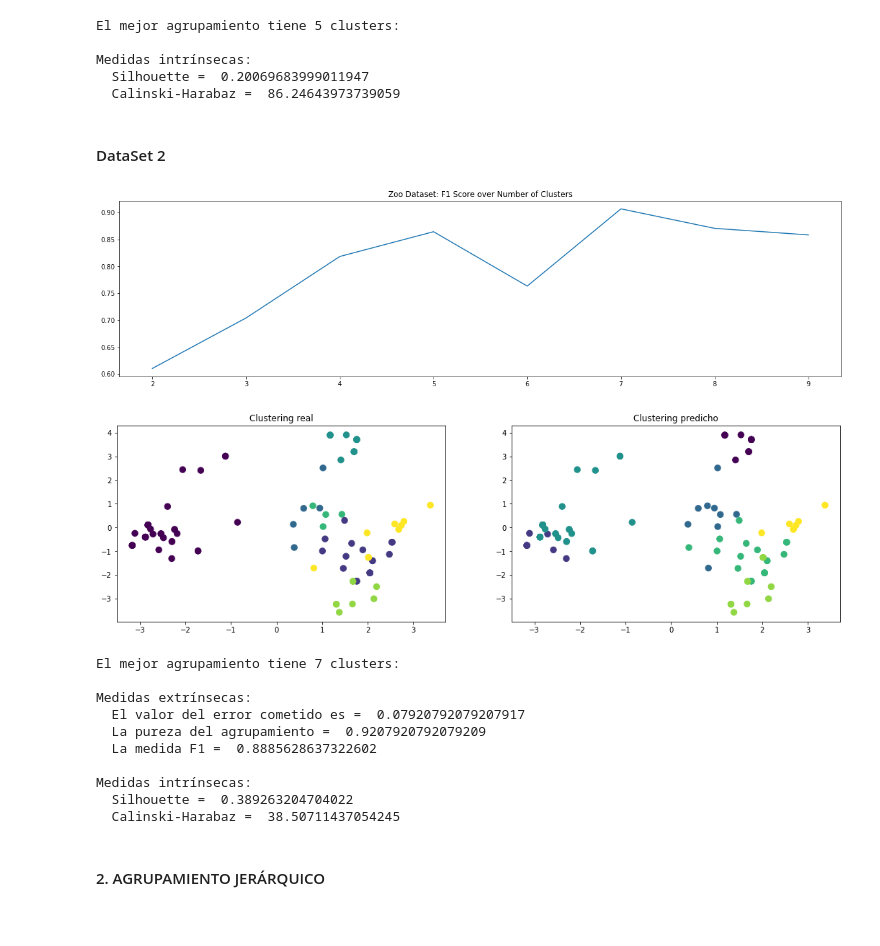
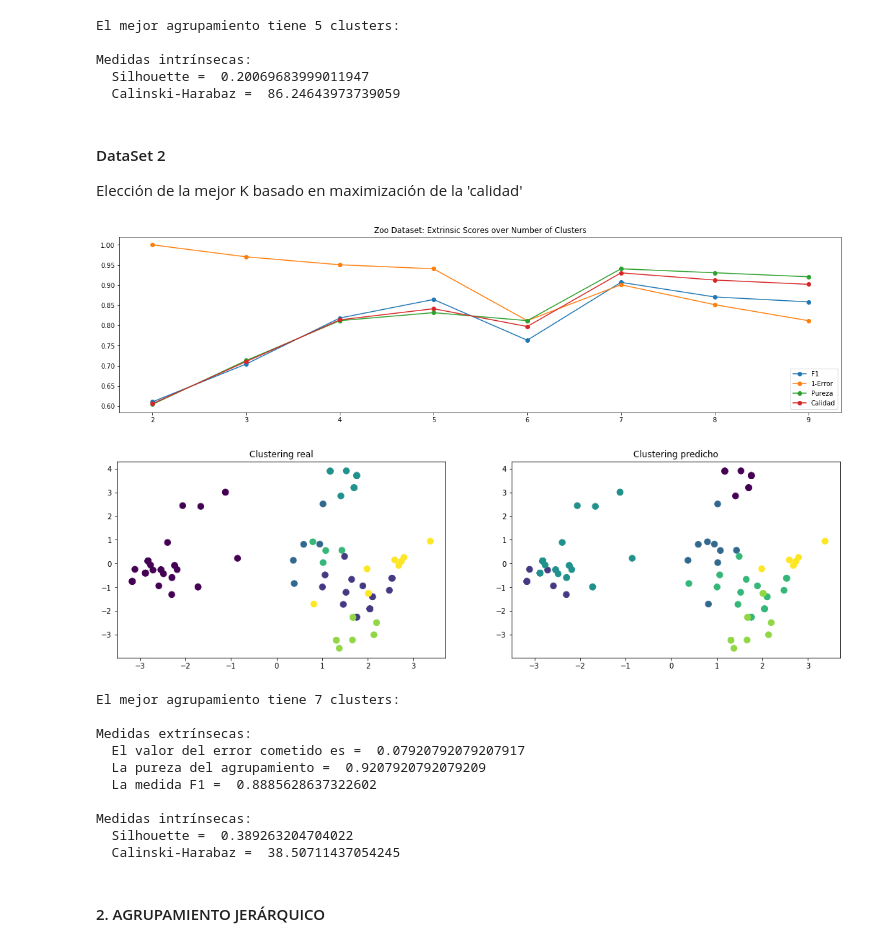
Before and after one commit to alvaronavarroguz/06MAIR-Aprendizaje-No-Supervisado, a Jupyter notebook: Trabajo_Final/Trabajo_Final.ipynb, the cells around one changed output. Drawn from its saved outputs; the diff is of its cells as text; code cells hidden in the pictures.

```diff
--- a/Trabajo_Final/Trabajo_Final.ipynb
+++ b/Trabajo_Final/Trabajo_Final.ipynb
@@ -173,6 +173,10 @@ plt.show()
 ##### A. Evaluación extrínseca
 # %%
 #Definimos las medidas de evaluación extrínseca
+
+# medida de calidad es una métrica que usa una heurística propia para determinar la bondad de un modelo
+def medida_calidad(mC):
+    return 0.5 * (1 - medida_error(mC.T)) +  0.2 * medida_pureza(mC) + 0.3 * medida_f1(mC)
 
 def matriz_confusion(cat_real, cat_pred):
     cats = np.unique(cat_real)
@@ -285,8 +291,10 @@ El mejor agrupamiento tiene 5 clusters:
 Medidas intrínsecas:
   Silhouette =  0.20069683999011947
   Calinski-Harabaz =  86.24643973739059
-# %% [markdown]
-#### DataSet 2
+# %% [markdown]
+#### DataSet 2
+
+Elección de la mejor K basado en maximización de la 'calidad'
 # %%
 from sklearn.cluster import KMeans
 
@@ -297,40 +305,48 @@ np.random.seed(2)
 MIN_CLUSTERS = 2
 MAX_CLUSTERS = 10
 
-f1_scores = []
+f1_scores, error_scores, pureza_scores, calidad_scores = [], [], [], []
+
 for n_clusters in range(MIN_CLUSTERS,MAX_CLUSTERS):
     clf = KMeans(n_clusters=n_clusters)
     clf.fit(X_zoo)
     y_pred = clf.predict(X_zoo)
     confusion = matriz_confusion(Y_zoo, y_pred)
     f1_scores.append( medida_f1(confusion) )
+    error_scores.append( 1-medida_error(confusion) )
+    pureza_scores.append( medida_pureza(confusion) )
+    calidad_scores.append(medida_calidad(confusion))
 
 plt.figure(figsize=(20,5))
-plt.plot(list(range(MIN_CLUSTERS,MAX_CLUSTERS)), f1_scores )
-plt.title("Zoo Dataset: F1 Score over Number of Clusters")
+plt.plot(list(range(MIN_CLUSTERS,MAX_CLUSTERS)), f1_scores, 'o-')
+plt.plot(list(range(MIN_CLUSTERS,MAX_CLUSTERS)), error_scores, 'o-' )
+plt.plot(list(range(MIN_CLUSTERS,MAX_CLUSTERS)), pureza_scores, 'o-' )
+plt.plot(list(range(MIN_CLUSTERS,MAX_CLUSTERS)), calidad_scores, 'o-' )
+plt.title("Zoo Dataset: Extrinsic Scores over Number of Clusters")
+plt.legend(['F1', '1-Error', 'Pureza', 'Calidad'])
 plt.show()
 
 # Aplicar el mejor resultado
-best_n_clusters = np.argmax(f1_scores)
+best_n_clusters = np.argmax(calidad_scores)
 y_pred = KMeans(n_clusters=MIN_CLUSTERS + best_n_clusters).fit_predict(X_zoo)
 mC = matriz_confusion(Y_zoo, y_pred)
 
 # Mostrar resultados
 fig, ax = plt.subplots(1,2,figsize=(18,5))
 ax[0].set_title('Clustering real')
 ax[0].scatter(PCs_zoo[:,0], PCs_zoo[:,1], c=zoo_label, s=70)
 ax[1].set_title('Clustering predicho')
 ax[1].scatter(PCs_zoo[:,0], PCs_zoo[:,1], c=y_pred, s=70)
 plt.show()
 
 print("El mejor agrupamiento tiene {} clusters:".format(MIN_CLUSTERS + best_n_clusters))
 imprimir_evaluacion_extrinseca(mC)
 
 imprimir_evaluacion_intrinseca(silhouette_score(X_zoo,y_pred), X_zoo, y_pred)
 
 ds_2_eval_part=medida_f1(mC)
 # %% [output]
-[figure, old version]
+[figure, new version]
 [figure]
 El mejor agrupamiento tiene 7 clusters:
 
```
Also changed, not shown: parts of 21 cells of this notebook.
